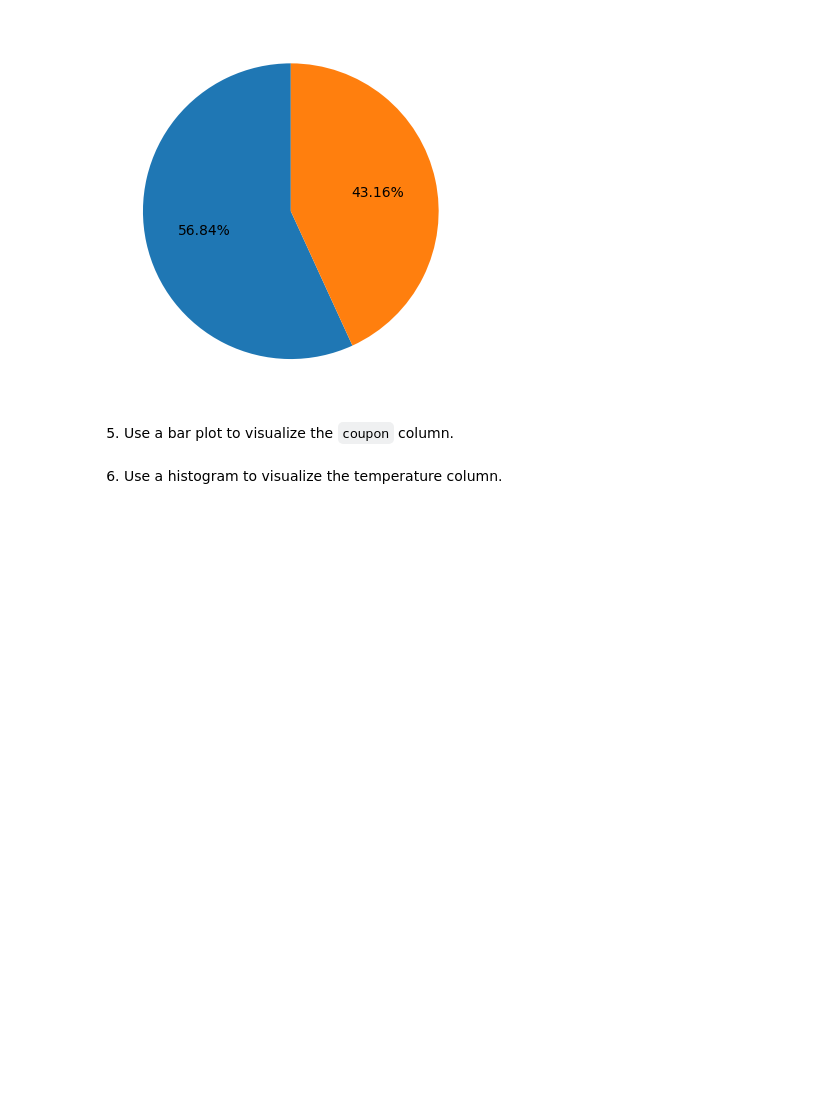
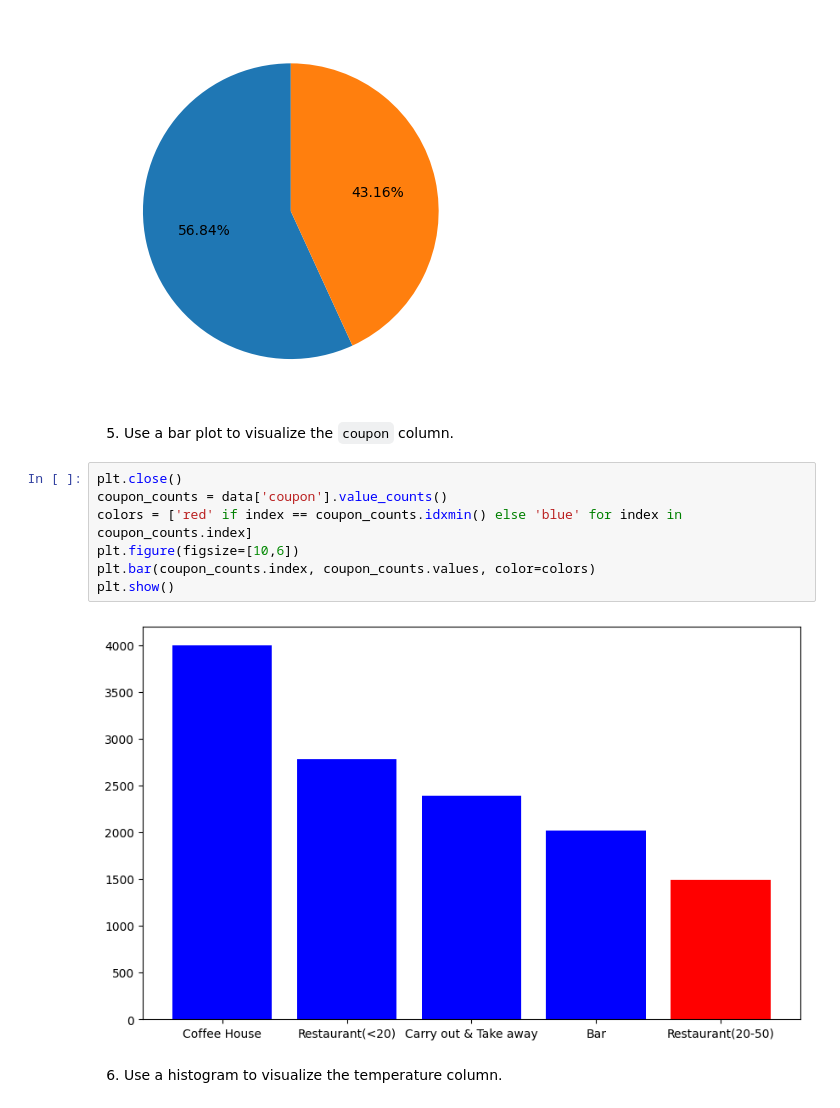
Before and after one commit to rbhat/aiml-customer-code, a Jupyter notebook: prompt.ipynb, the cells around one changed output. Drawn from its saved outputs; the diff is of its cells as text; blank space fills up the shorter version.

Commit message:
bar coupon - 1st half

```diff
--- a/prompt.ipynb
+++ b/prompt.ipynb
@@ -129,5 +128,14 @@ Proportion of users accepting the coupon is 56.84%
 [figure]
 # %% [markdown]
 5. Use a bar plot to visualize the `coupon` column.
+# %%
+plt.close()
+coupon_counts = data['coupon'].value_counts()
+colors = ['red' if index == coupon_counts.idxmin() else 'blue' for index in coupon_counts.index]
+plt.figure(figsize=[10,6])
+plt.bar(coupon_counts.index, coupon_counts.values, color=colors)
+plt.show()
+# %% [output]
+[figure, added]
 # %% [markdown]
 6. Use a histogram to visualize the temperature column.
```
Also changed, not shown: parts of 5 cells of this notebook.
